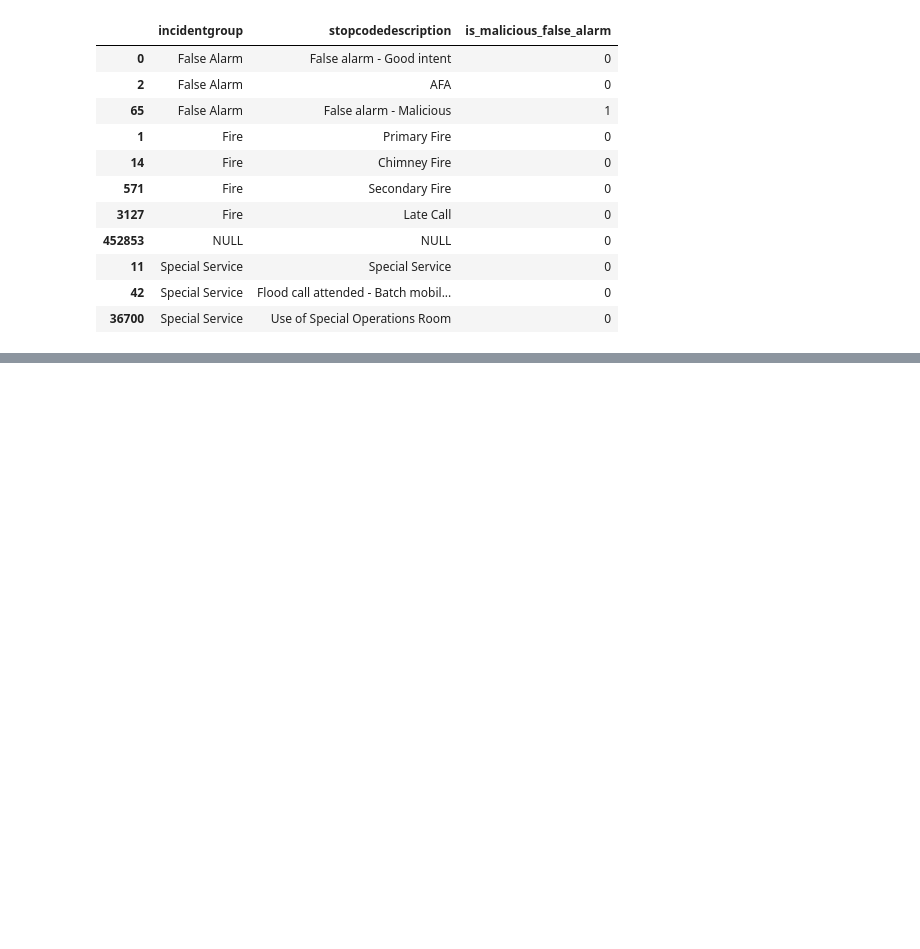
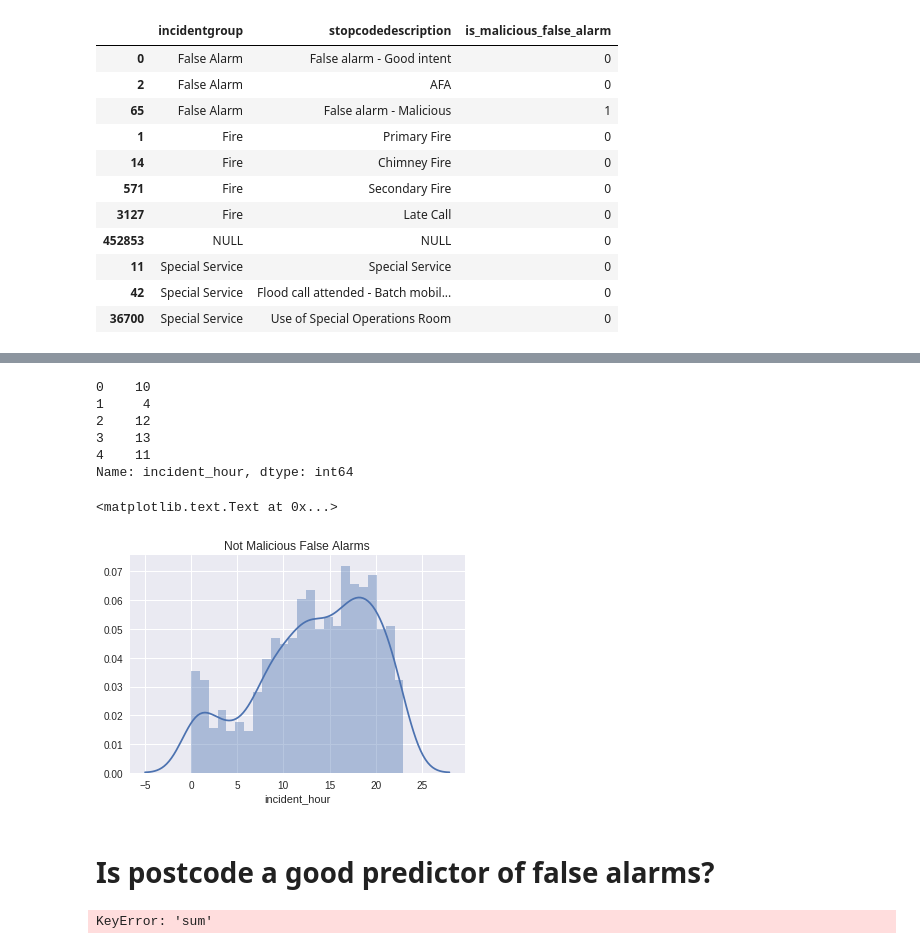
Before and after one commit to GuerrillaAnalytics/proj001_lfb, a Jupyter notebook: wp/wp_005_false_alarm_analysis/01/wp_005_false_alarm_analysis.ipynb, the cells around one changed output, grey strips where cells are left out. Saved outputs shown, nothing was run; the diff lists cells and outputs as text; code cells hidden in the pictures; blank space fills up the shorter version.

```diff
--- a/wp/wp_005_false_alarm_analysis/01/wp_005_false_alarm_analysis.ipynb
+++ b/wp/wp_005_false_alarm_analysis/01/wp_005_false_alarm_analysis.ipynb
@@ -205,0 +292,25 @@ df_features[['incidentgroup','stopcodedescription']].drop_duplicates().sort_valu
+# %%
+df_plot=df_features.loc[ df_features['is_malicious_false_alarm']==0 ]['incident_hour']
+print(df_plot.head())
+
+chosen_idx = np.random.choice(len(df_plot), replace=False, size=1000)
+df_plot = df_plot.iloc[chosen_idx]
+
+plt=sns.distplot(df_plot, bins=24,hist=True, rug=False);
+plt.set_title('Not Malicious False Alarms')
+# %% [output]
+0    10
+1     4
+2    12
+3    13
+4    11
+Name: incident_hour, dtype: int64
+<matplotlib.text.Text at 0x...>
+[figure, added]
+# %% [markdown]
+# Is postcode a good predictor of false alarms?
+# %%
+df_events=df_features.groupby(['postcode_full','is_malicious_false_alarm']).agg({'postcode_full': 'sum'})
+df_events
+# %% [output]
+KeyError: 'sum'
```
Also changed, not shown: parts of 19 cells of this notebook.
